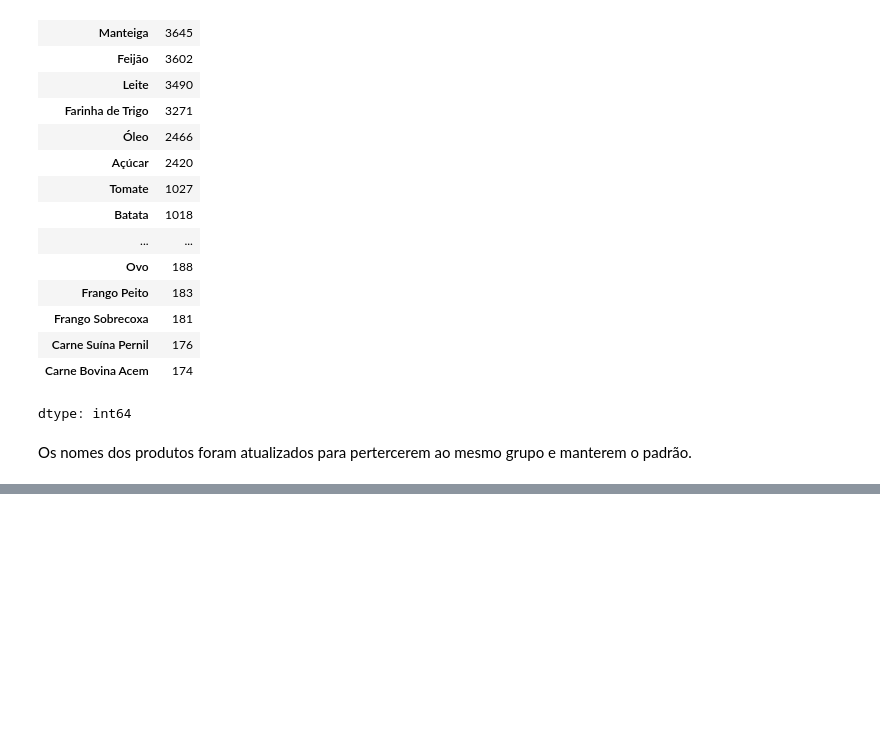
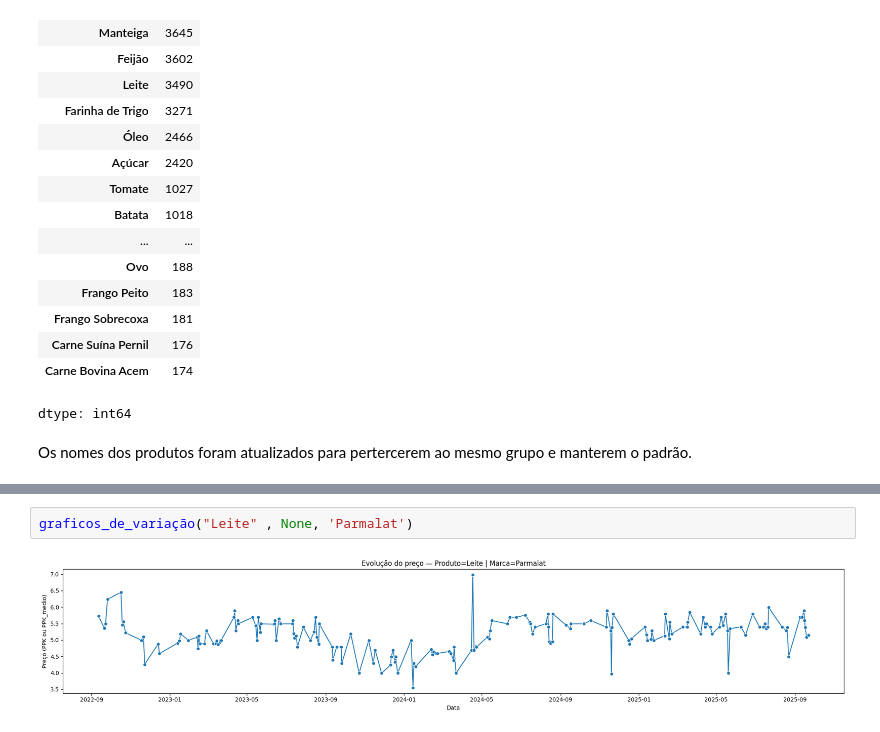
Before and after one commit to MariaPompiani/basic-basket-2025-analysis, a Jupyter notebook: extensao2_2025.ipynb, the cells around one changed output, grey strips where cells are left out. Saved outputs shown, nothing was run; the diff lists cells and outputs as text; blank space fills up the shorter version.

```diff
--- a/extensao2_2025.ipynb
+++ b/extensao2_2025.ipynb
@@ -151,0 +286,4 @@ Os nomes dos produtos foram atualizados para pertercerem ao mesmo grupo e manter
+# %%
+graficos_de_variação("Leite" , None, 'Parmalat')
+# %% [output]
+[figure, added]
```
Also changed, not shown: parts of 103 cells of this notebook.
